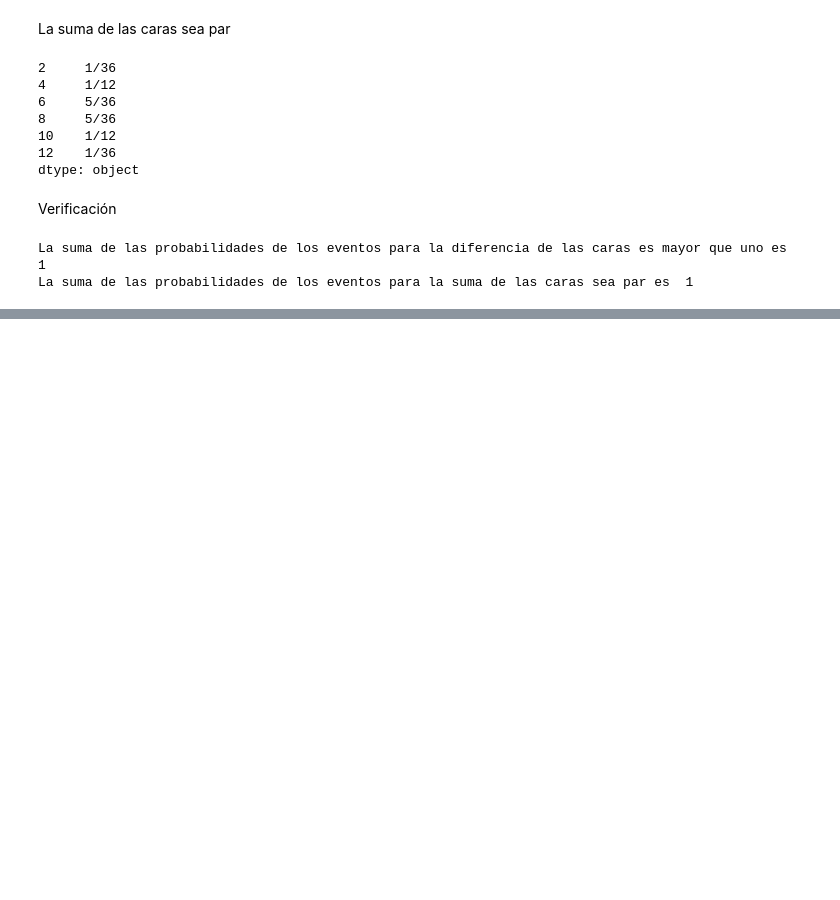
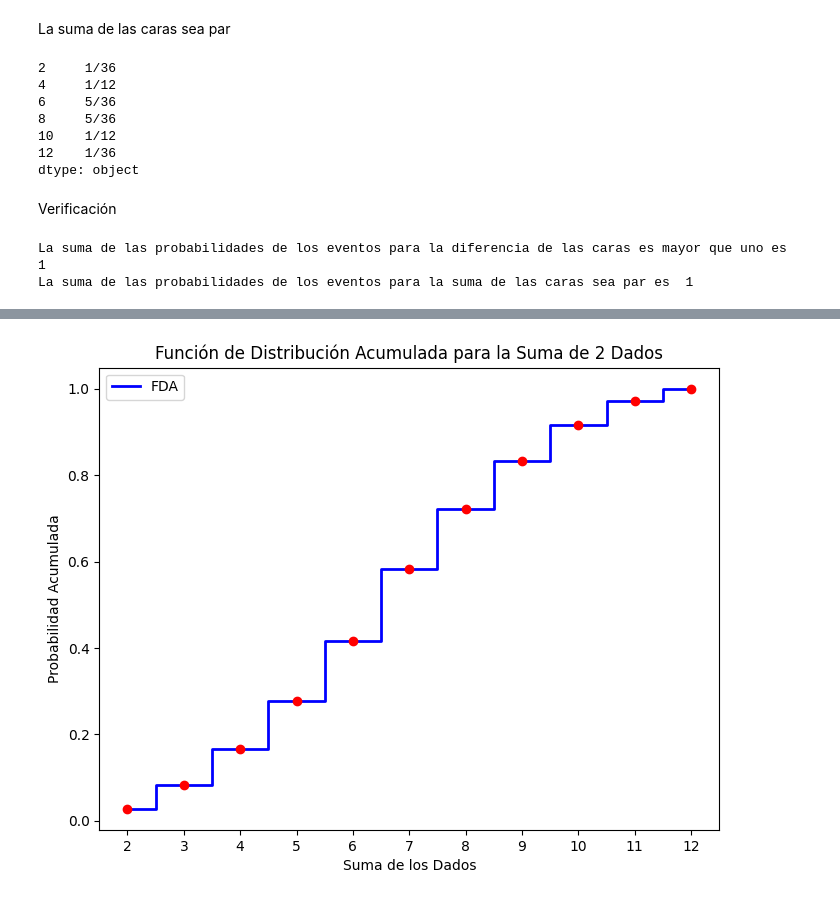
Before and after one commit to sehuwo/Diplomado, a Jupyter notebook: Diplomado_modulo_2.ipynb, the cells around one changed output, grey strips where cells are left out. Drawn from its saved outputs; the diff is of its cells as text; code cells hidden in the pictures; blank space fills up the shorter version.

```diff
--- a/Diplomado_modulo_2.ipynb
+++ b/Diplomado_modulo_2.ipynb
@@ -131,0 +139,27 @@ La suma de las probabilidades de los eventos para la suma de las caras sea par e
+# %%
+import numpy as np
+import matplotlib.pyplot as plt
+
+# Valores posibles de la suma de dos dados
+suma_dados = np.arange(2, 13)
+
+# Probabilidades de cada suma
+p = np.array([1/36, 2/36, 3/36, 4/36, 5/36, 6/36,
+                           5/36, 4/36, 3/36, 2/36, 1/36])
+
+
+fda = np.cumsum(p)
+
+
+plt.figure(figsize=(8, 6))
+plt.step(suma_dados, fda, where="mid", label='FDA', color='b', linewidth=2)
+plt.scatter(suma_dados, fda, color='r', zorder=5)
+plt.title('Función de Distribución Acumulada para la Suma de 2 Dados')
+plt.xlabel('Suma de los Dados')
+plt.ylabel('Probabilidad Acumulada')
+plt.xticks(suma_dados)
+plt.legend()
+
+plt.show()
+# %% [output]
+[figure, added]
```
Also changed, not shown: parts of 1 cell of this notebook.
